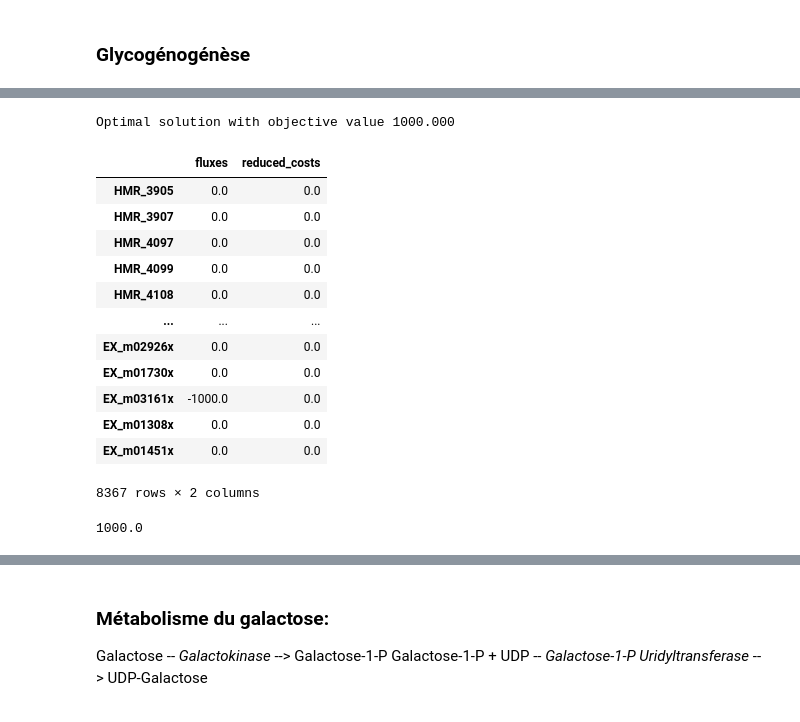
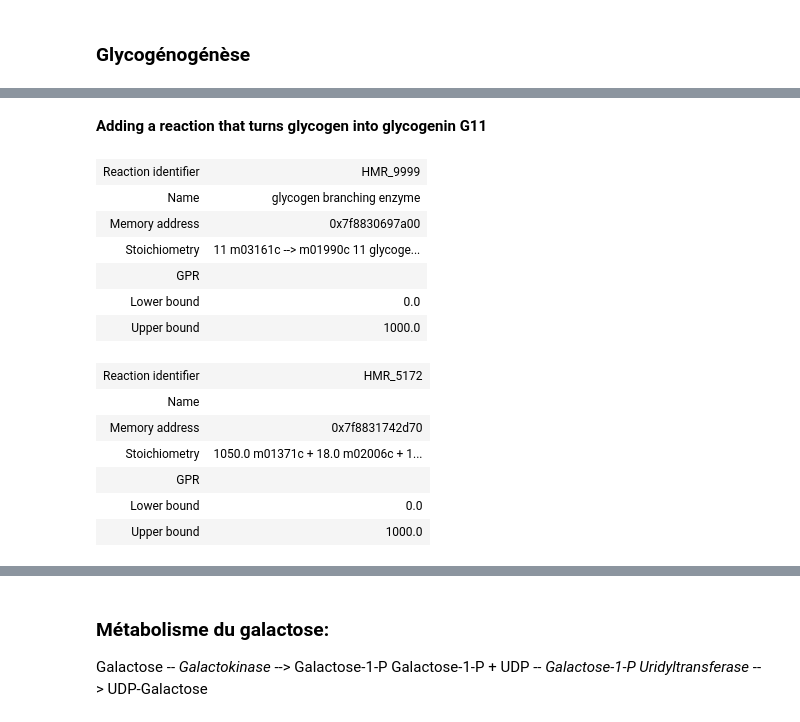
Before and after one commit to JoPkb/RBA_cutsets, a Jupyter notebook: code/healthy_liver_functions.ipynb, the cells around one changed output, grey strips where cells are left out. Drawn from its saved outputs; the diff is of its cells as text; code cells hidden in the pictures.

```diff
--- a/code/healthy_liver_functions.ipynb
+++ b/code/healthy_liver_functions.ipynb
@@ -205,24 +432,2 @@ healthy_model.metabolites.get_by_id("m03123c")
-# %%
-#Objective = glycogen:
-
-healthy_model.objective = "HMR_9727"
-healthy_model.optimize()
-# %% [output]
-Optimal solution with objective value 1000.000
-|  | fluxes | reduced_costs |
-| HMR_3905 | 0.0 | 0.0 |
-| HMR_3907 | 0.0 | 0.0 |
-| HMR_4097 | 0.0 | 0.0 |
-| HMR_4099 | 0.0 | 0.0 |
-| HMR_4108 | 0.0 | 0.0 |
-| ... | ... | ... |
-| EX_m02926x | 0.0 | 0.0 |
-| EX_m01730x | 0.0 | 0.0 |
-| EX_m03161x | -1000.0 | 0.0 |
-| EX_m01308x | 0.0 | 0.0 |
-| EX_m01451x | 0.0 | 0.0 |
-8367 rows × 2 columns
-# %%
-g_r = healthy_model.reactions.HMR_9729
-# %% [output]
-1000.0
+# %% [markdown]
+**Adding a reaction that turns glycogen into glycogenin G11**
@@ -228,0 +438,20 @@ g_r = healthy_model.reactions.HMR_9729
+# %%
+healthy_model_GCL.reactions.HMR_9999
+# %% [output]
+| Reaction identifier | HMR_9999 |
+| Name | glycogen branching enzyme |
+| Memory address | 0x7f8830697a00 |
+| Stoichiometry | 11 m03161c --> m01990c 11 glycoge... |
+| GPR |  |
+| Lower bound | 0.0 |
+| Upper bound | 1000.0 |
+# %%
+healthy_model_GCL.reactions.get_by_id("HMR_5172")
+# %% [output]
+| Reaction identifier | HMR_5172 |
+| Name |  |
+| Memory address | 0x7f8831742d70 |
+| Stoichiometry | 1050.0 m01371c + 18.0 m02006c + 1... |
+| GPR |  |
+| Lower bound | 0.0 |
+| Upper bound | 1000.0 |
```
Also changed, not shown: parts of 49 cells of this notebook, 2 other files.
